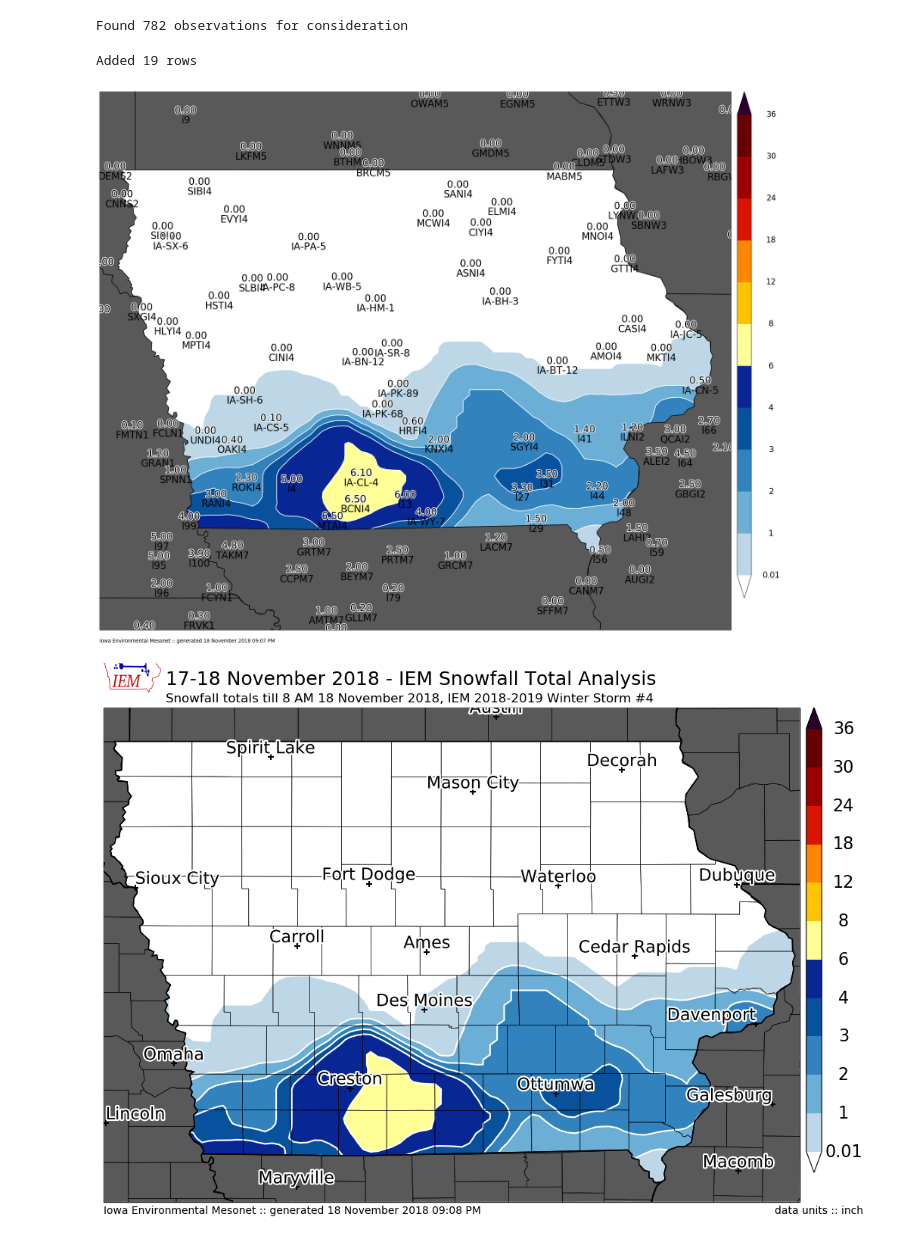
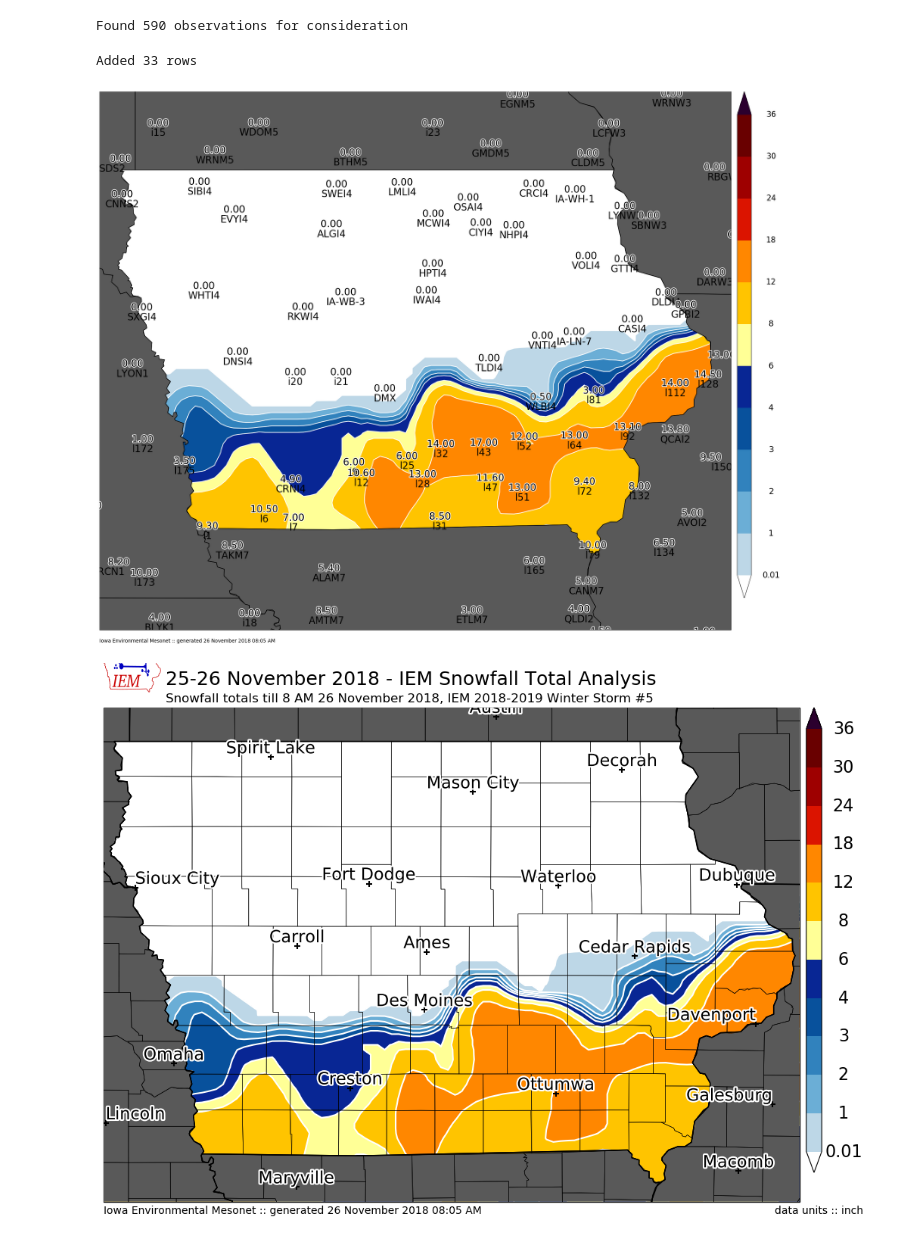
Before and after one commit to akrherz/DEV, a Jupyter notebook: coop/feature_snowfall_analysis.ipynb, the cells around one changed output. Drawn from its saved outputs; the diff is of its cells as text; code cells hidden in the pictures.

Commit message:
winter storm 5

```diff
--- a/coop/feature_snowfall_analysis.ipynb
+++ b/coop/feature_snowfall_analysis.ipynb
@@ -1,7 +1,7 @@
 # %%
 ####################
 # vvvvvvvvvvvvvvvvvvvvvvvvv
-STORM_NUMBER = 4
+STORM_NUMBER = 5
 SEASON = "1819"
 # ^^^^^^^^^^^^^^^^^^^^^^^^^
 ####################
@@ -66,9 +66,9 @@ def get_coop(dates):
     IEM.close()
     return data
 
-crows = get_coop( ['2018-11-18', '2018-11-19'] )
-sts = utc(2018, 11, 18, 0)
-ets = utc(2018, 11, 19, 18, 0)
+crows = get_coop( ['2018-11-26', '2018-11-27'] )
+sts = utc(2018, 11, 25, 12)
+ets = utc(2018, 11, 29, 18, 0)
 lrows = get_lsrs(sts, ets)
 
 prows = []
@@ -85,10 +85,10 @@ df = pd.DataFrame(crows + lrows + prows)
 df.sort_values(by='val', ascending=False, inplace=True)
 print("Found %s observations for consideration" % (len(df.index), ))
 # %% [output]
-Found 782 observations for consideration
+Found 590 observations for consideration
 # %%
 # Now we filter the DataFrame
-radii = [0.4, 0.6, 0.9]  # decimal degrees
+radii = [0.3, 0.6, 0.9]  # decimal degrees
 
 df['useme'] = False
 newrows = []
@@ -111,51 +111,50 @@ for lon in np.arange(reference.IA_WEST - 2, reference.IA_EAST + 2, radii[0]):
             newrows.append(dict(val=0, lat=lat, lon=lon, label='i%s' % (len(newrows),),
                                 source='int', useme=True))
             continue
-if len(newrows) > 0:
+if newrows:
     print("Added %s rows" % (len(newrows), ))
     df = df.append(newrows)
 df.set_index('label', inplace=True)
 # %% [output]
-Added 19 rows
+Added 33 rows
 # %%
-cull = ['TRPI4', 'l37', 'SWAW3', 'PEAI4', 'l46', 'IA-MH-10', 'IA-WS-7', 'l17', 'IA-WP-11',
-       'IA-DV-14']
+cull = ['LKFM5']
 if cull:
     df.at[cull, 'useme'] = False
 
 hardcode = [
            ]
 for sid, val in hardcode:
     df.at[sid, 'val'] = val
 
 df.sort_values('val', ascending=True, inplace=True)
 df2 = df[df.useme]
 
 
 #xi, yi = np.meshgrid(iemre.XAXIS, iemre.YAXIS)
 #grid = inverse_distance(df2['lon'].values, df2['lat'].values,
 #                            df2['val'].values, xi, yi, 0.5)
 
 m = MapPlot(state='IA', sector='state', figsize=(20,18))
 #m.contourf(xi, yi, grid, clevs, cmap=cmap)
 vals = m.contourf(df2.lon.values, df2.lat.values, df2.val.values, clevs, cmap=cmap)
 np.save("%s_events/%s_%s.npy" % (SEASON, SEASON, STORM_NUMBER), vals)
 m.plot_values(df2['lon'], df2['lat'], df2['val'], '%.2f', labels=df2.index.values, textsize=20,
               labeltextsize=20, labelbuffer=0)
 # %% [output]
-[figure, old version]
+[figure, new version]
 # %%
 # now we are ready to plot!
 
 m = MapPlot(sector='iowa',
-            title='17-18 November 2018 - IEM Snowfall Total Analysis',
-            subtitle=("Snowfall totals till 8 AM 18 November 2018, "
+            title='25-26 November 2018 - IEM Snowfall Total Analysis',
+            subtitle=("Snowfall totals till 8 AM 26 November 2018, "
                       "IEM 2018-2019 Winter Storm #%s") % (STORM_NUMBER, ))
 m.contourf(df2.lon.values, df2.lat.values, df2.val.values, clevs, cmap=cmap,
           units='inch')
 #m.plot_values(np.array(df2.lon), np.array(df2.lat), np.array(df2.val), '%.2f')
 m.drawcounties()
 m.drawcities()
-m.postprocess(filename='181119.png')
+m.postprocess(filename='181126.png')
 # %% [output]
-[figure, old version]
+[figure, new version]
```
Also changed, not shown: 1 other file.
